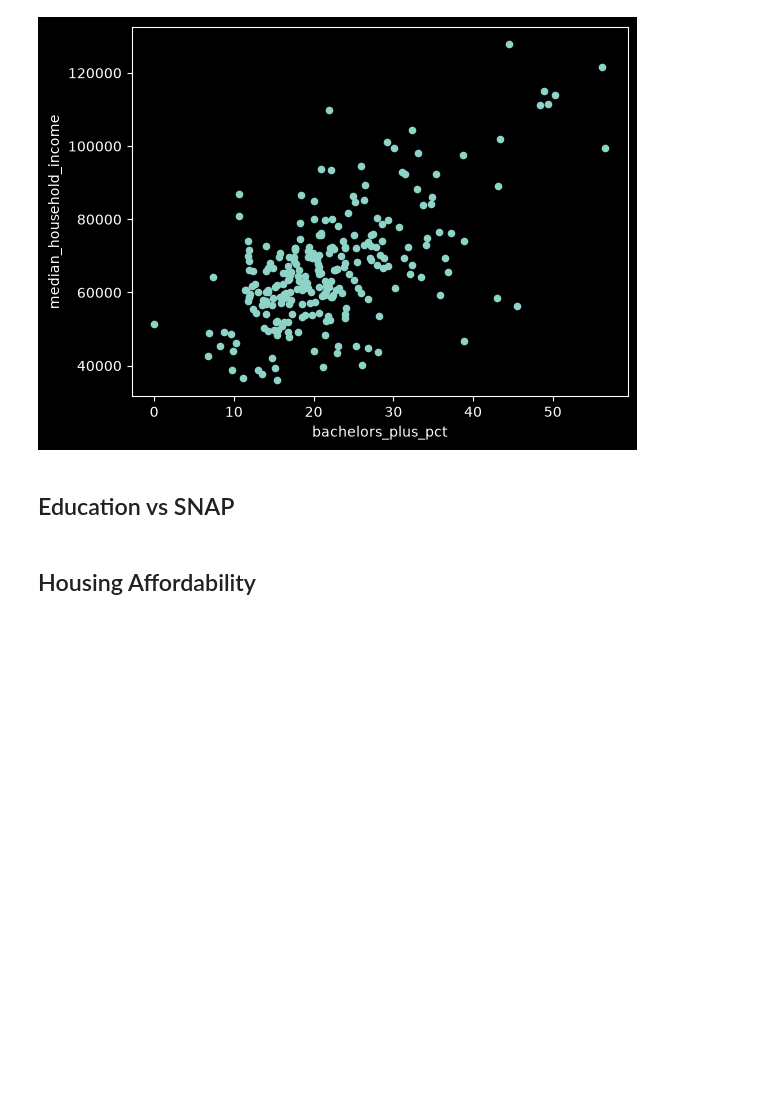
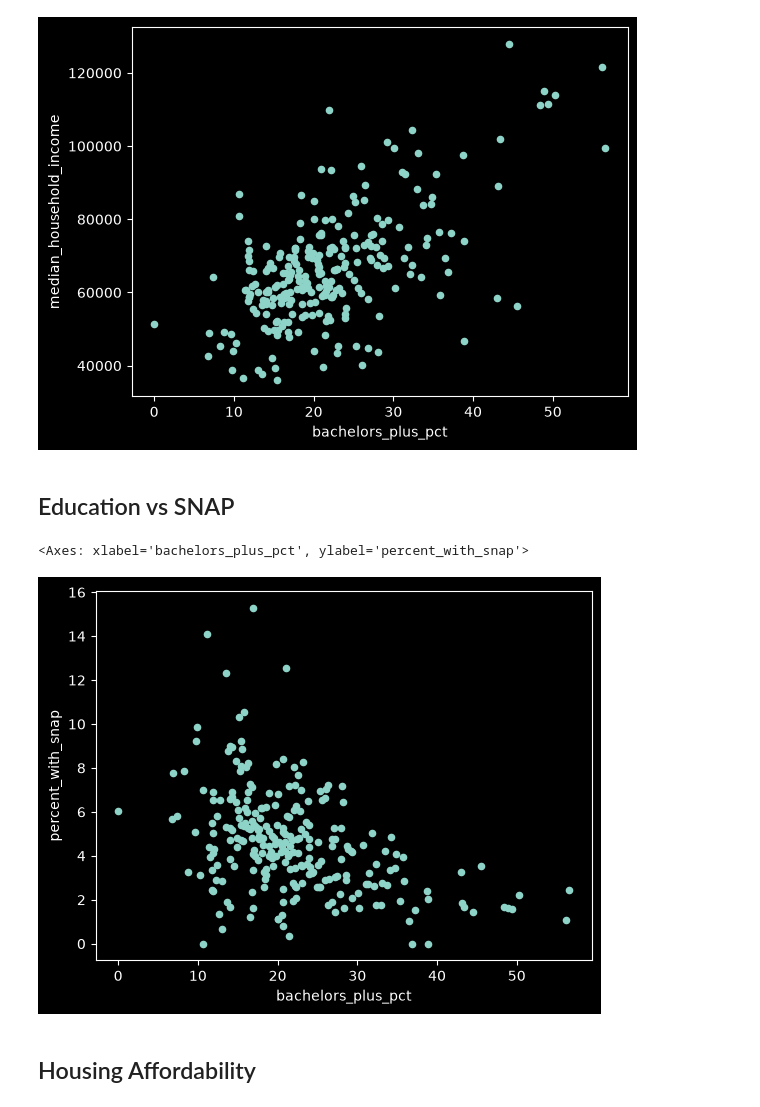
Before and after one commit to sapphiremoonchaser/texas-county-dashboard, a Jupyter notebook: examples/census_metadata/county_exploration.ipynb, the cells around one changed output. Cells and saved outputs as stored; diff of their text form; code cells hidden in the pictures; blank space fills up the shorter version.

```diff
--- a/examples/census_metadata/county_exploration.ipynb
+++ b/examples/census_metadata/county_exploration.ipynb
@@ -110,8 +122,11 @@ df.plot.scatter(
 # %%
 df.plot.scatter(
     x="bachelors_plus_pct",
-    y=
+    y="percent_with_snap"
 )
+# %% [output]
+<Axes: xlabel='bachelors_plus_pct', ylabel='percent_with_snap'>
+[figure, added]
 # %% [markdown]
 ## Housing Affordability
 # %%
```
Also changed, not shown: parts of 3 cells of this notebook, 3 other files.
